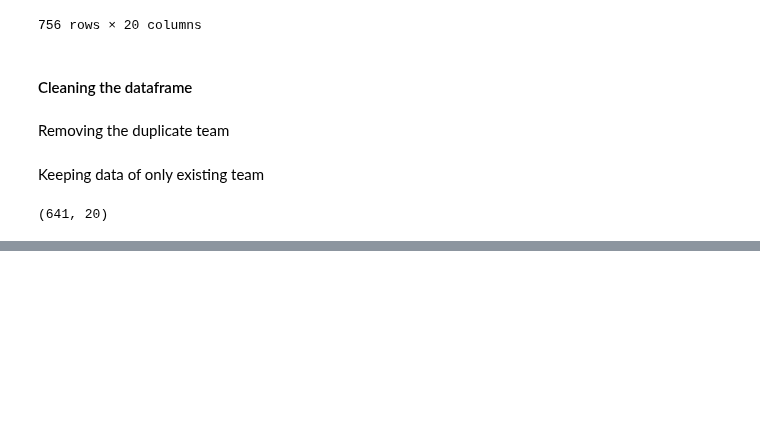
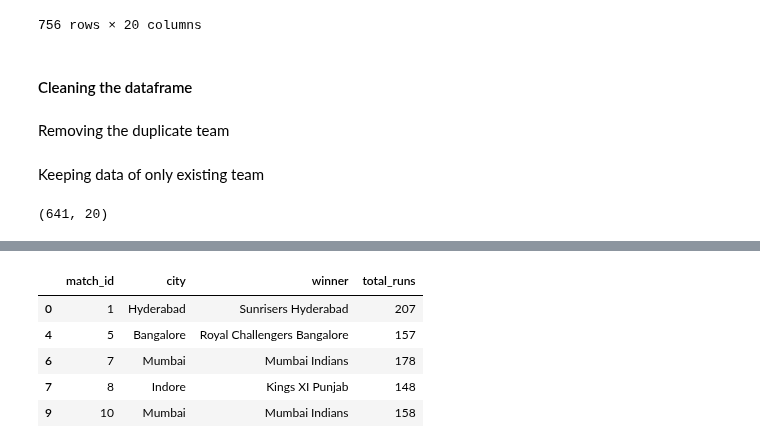
Before and after one commit to Mohwit/Ipl_chasing_team_win_predictor, a Jupyter notebook: iplMatchPredictor.ipynb, the cells around one changed output, grey strips where cells are left out. Drawn from its saved outputs; the diff is of its cells as text; code cells hidden in the pictures; blank space fills up the shorter version.

```diff
--- a/iplMatchPredictor.ipynb
+++ b/iplMatchPredictor.ipynb
@@ -195,0 +222,3 @@ match_df.shape
+# %%
+## filtering all the matches where dl is not applied
+match_df = match_df[match_df['dl_applied'] == 0]
@@ -195,0 +227,12 @@ match_df.shape
+# %%
+## keeping only the column we need
+match_df = match_df[['match_id', 'city', 'winner', 'total_runs']]
+# %%
+match_df.head()
+# %% [output]
+|  | match_id | city | winner | total_runs |
+| 0 | 1 | Hyderabad | Sunrisers Hyderabad | 207 |
+| 4 | 5 | Bangalore | Royal Challengers Bangalore | 157 |
+| 6 | 7 | Mumbai | Mumbai Indians | 178 |
+| 7 | 8 | Indore | Kings XI Punjab | 148 |
+| 9 | 10 | Mumbai | Mumbai Indians | 158 |
```
Also changed, not shown: parts of 4 cells of this notebook.
